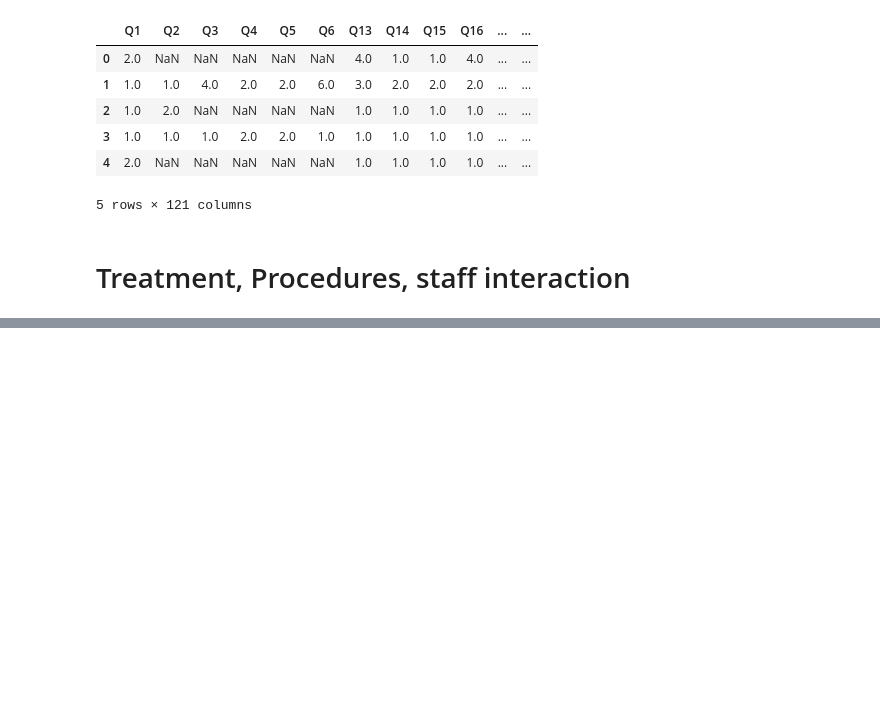
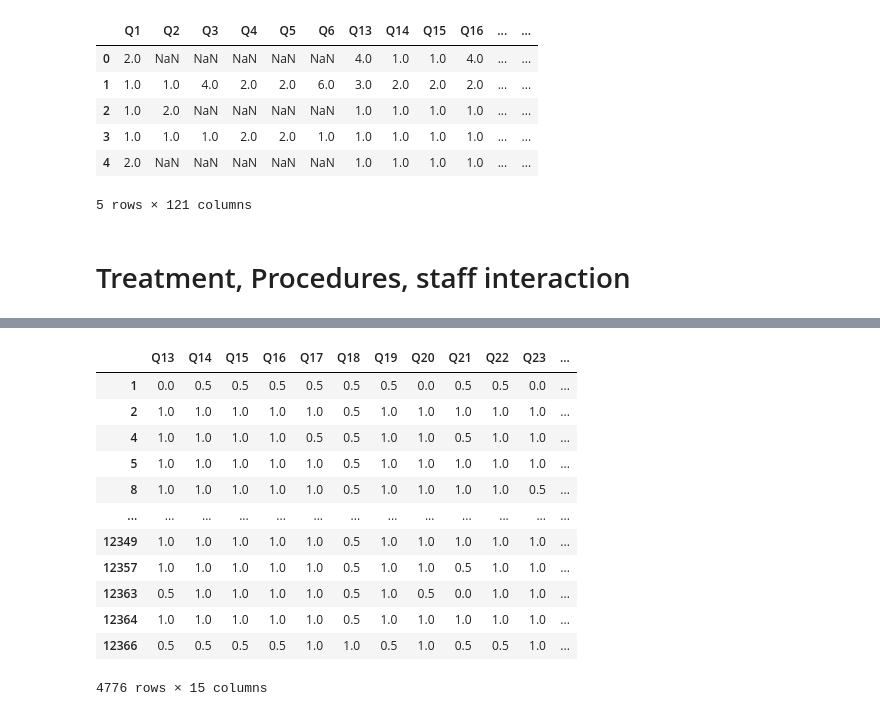
Before and after one commit to HSE-Pulse/CarePlanPlus, a Jupyter notebook: data_prep_NIES_Q13-Q22.ipynb, the cells around one changed output, grey strips where cells are left out. Saved outputs shown, nothing was run; the diff lists cells and outputs as text; code cells hidden in the pictures; blank space fills up the shorter version.

```diff
--- a/data_prep_NIES_Q13-Q22.ipynb
+++ b/data_prep_NIES_Q13-Q22.ipynb
@@ -55,0 +75,18 @@ df[['Q13','Q14','Q15','Q16','Q17','Q18','Q19','Q20','Q21','Q22','Q23','Q24','Q25
+# %%
+df.dropna(subset=question_cols, inplace=True)
+# %%
+df[question_cols]
+# %% [output]
+|  | Q13 | Q14 | Q15 | Q16 | Q17 | Q18 | Q19 | Q20 | Q21 | Q22 | Q23 | ... |
+| 1 | 0.0 | 0.5 | 0.5 | 0.5 | 0.5 | 0.5 | 0.5 | 0.0 | 0.5 | 0.5 | 0.0 | ... |
+| 2 | 1.0 | 1.0 | 1.0 | 1.0 | 1.0 | 0.5 | 1.0 | 1.0 | 1.0 | 1.0 | 1.0 | ... |
+| 4 | 1.0 | 1.0 | 1.0 | 1.0 | 0.5 | 0.5 | 1.0 | 1.0 | 0.5 | 1.0 | 1.0 | ... |
+| 5 | 1.0 | 1.0 | 1.0 | 1.0 | 1.0 | 0.5 | 1.0 | 1.0 | 1.0 | 1.0 | 1.0 | ... |
+| 8 | 1.0 | 1.0 | 1.0 | 1.0 | 1.0 | 0.5 | 1.0 | 1.0 | 1.0 | 1.0 | 0.5 | ... |
+| ... | ... | ... | ... | ... | ... | ... | ... | ... | ... | ... | ... | ... |
+| 12349 | 1.0 | 1.0 | 1.0 | 1.0 | 1.0 | 0.5 | 1.0 | 1.0 | 1.0 | 1.0 | 1.0 | ... |
+| 12357 | 1.0 | 1.0 | 1.0 | 1.0 | 1.0 | 0.5 | 1.0 | 1.0 | 0.5 | 1.0 | 1.0 | ... |
+| 12363 | 0.5 | 1.0 | 1.0 | 1.0 | 1.0 | 0.5 | 1.0 | 0.5 | 0.0 | 1.0 | 1.0 | ... |
+| 12364 | 1.0 | 1.0 | 1.0 | 1.0 | 1.0 | 0.5 | 1.0 | 1.0 | 1.0 | 1.0 | 1.0 | ... |
+| 12366 | 0.5 | 0.5 | 0.5 | 0.5 | 1.0 | 1.0 | 0.5 | 1.0 | 0.5 | 0.5 | 1.0 | ... |
+4776 rows × 15 columns
```
Also changed, not shown: parts of 42 cells of this notebook, 1 other file.
